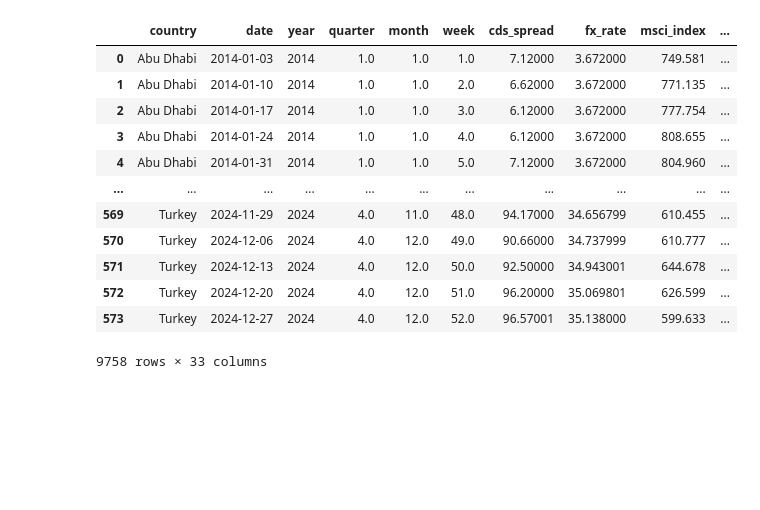
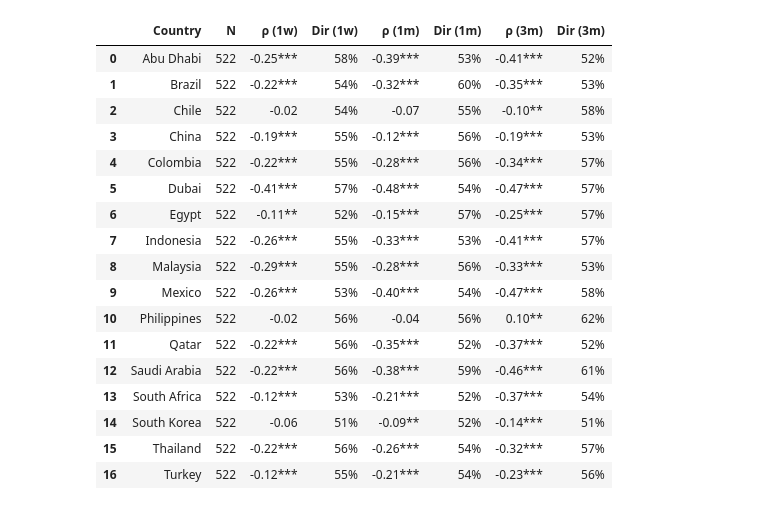
Before and after one commit to juanfp02/commodities_and_sovereigns, a Jupyter notebook: Chapter_02/CCA_M1_Adjusting_Equity.ipynb, the cells around one changed output. Drawn from its saved outputs; the diff is of its cells as text; code cells hidden in the pictures; blank space fills up the shorter version.

```diff
--- a/Chapter_02/CCA_M1_Adjusting_Equity.ipynb
+++ b/Chapter_02/CCA_M1_Adjusting_Equity.ipynb
@@ -74,6 +93,9 @@ for country, group in cca_panel_df.groupby('country'):
         )
     ]
 
+    df['Oil_revenue'] = df['oil_production_Mt_yr'] * 7.33 * df['Brent']
+
+
         # --- Barrier ---
     df['B_f'] = [
             compute_barrier_kvm(debt, rf, T)
@@ -91,13 +113,15 @@ for country, group in cca_panel_df.groupby('country'):
     df['P_oil_ref'] = df['Brent'].rolling(window=12, min_periods=12).mean()
 
     # --- Augment LCL ---
-    df['LCL_aug'] = df.apply(
-        lambda row: augment_lcl(row['LCL_usd'], row['Brent'], row['P_oil_ref'],
-                                theta, eta)[0]
-        if not np.isnan(row['P_oil_ref']) and row['P_oil_ref'] > 0
-        else row['LCL_usd'],
-        axis=1
-    )
+    #df['LCL_aug'] = df.apply(
+     #   lambda row: augment_lcl(row['LCL_usd'], row['Brent'], row['P_oil_ref'],
+     #                          theta, eta)[0]
+      #  if not np.isnan(row['P_oil_ref']) and row['P_oil_ref'] > 0
+       # else row['LCL_usd'],
+       # axis=1
+    #)
+
+    df['LCL_aug'] = df['LCL_usd'] + df['Oil_revenue']
     df['LCL_multiplier'] = df['LCL_aug'] / df['LCL_usd']
 
     ann_factor = np.sqrt(52) if freq == 'W' else np.sqrt(12)
@@ -157,16 +181,27 @@ changes = plot_changes(results)
 # %%
-results
+display, raw = correlation_table(
+    results,
+    dd_col='distance_to_distress',
+    horizons=[1, 4, 13],
+    horizon_labels=['1w', '1m', '3m'],
+)
+display
 # %% [output]
-|  | country | date | year | quarter | month | week | cds_spread | fx_rate | msci_index | ... |
-| 0 | Abu Dhabi | 2014-01-03 | 2014 | 1.0 | 1.0 | 1.0 | 7.12000 | 3.672000 | 749.581 | ... |
-| 1 | Abu Dhabi | 2014-01-10 | 2014 | 1.0 | 1.0 | 2.0 | 6.62000 | 3.672000 | 771.135 | ... |
-| 2 | Abu Dhabi | 2014-01-17 | 2014 | 1.0 | 1.0 | 3.0 | 6.12000 | 3.672000 | 777.754 | ... |
-| 3 | Abu Dhabi | 2014-01-24 | 2014 | 1.0 | 1.0 | 4.0 | 6.12000 | 3.672000 | 808.655 | ... |
-| 4 | Abu Dhabi | 2014-01-31 | 2014 | 1.0 | 1.0 | 5.0 | 7.12000 | 3.672000 | 804.960 | ... |
-| ... | ... | ... | ... | ... | ... | ... | ... | ... | ... | ... |
-| 569 | Turkey | 2024-11-29 | 2024 | 4.0 | 11.0 | 48.0 | 94.17000 | 34.656799 | 610.455 | ... |
-| 570 | Turkey | 2024-12-06 | 2024 | 4.0 | 12.0 | 49.0 | 90.66000 | 34.737999 | 610.777 | ... |
-| 571 | Turkey | 2024-12-13 | 2024 | 4.0 | 12.0 | 50.0 | 92.50000 | 34.943001 | 644.678 | ... |
-| 572 | Turkey | 2024-12-20 | 2024 | 4.0 | 12.0 | 51.0 | 96.20000 | 35.069801 | 626.599 | ... |
-| 573 | Turkey | 2024-12-27 | 2024 | 4.0 | 12.0 | 52.0 | 96.57001 | 35.138000 | 599.633 | ... |
+|  | Country | N | ρ (1w) | Dir (1w) | ρ (1m) | Dir (1m) | ρ (3m) | Dir (3m) |
+| 0 | Abu Dhabi | 522 | -0.25*** | 58% | -0.39*** | 53% | -0.41*** | 52% |
+| 1 | Brazil | 522 | -0.22*** | 54% | -0.32*** | 60% | -0.35*** | 53% |
+| 2 | Chile | 522 | -0.02 | 54% | -0.07 | 55% | -0.10** | 58% |
+| 3 | China | 522 | -0.19*** | 55% | -0.12*** | 56% | -0.19*** | 53% |
+| 4 | Colombia | 522 | -0.22*** | 55% | -0.28*** | 56% | -0.34*** | 57% |
+| 5 | Dubai | 522 | -0.41*** | 57% | -0.48*** | 54% | -0.47*** | 57% |
+| 6 | Egypt | 522 | -0.11** | 52% | -0.15*** | 57% | -0.25*** | 57% |
+| 7 | Indonesia | 522 | -0.26*** | 55% | -0.33*** | 53% | -0.41*** | 57% |
+| 8 | Malaysia | 522 | -0.29*** | 55% | -0.28*** | 56% | -0.33*** | 53% |
+| 9 | Mexico | 522 | -0.26*** | 53% | -0.40*** | 54% | -0.47*** | 58% |
+| 10 | Philippines | 522 | -0.02 | 56% | -0.04 | 56% | 0.10** | 62% |
+| 11 | Qatar | 522 | -0.22*** | 56% | -0.35*** | 52% | -0.37*** | 52% |
+| 12 | Saudi Arabia | 522 | -0.22*** | 56% | -0.38*** | 59% | -0.46*** | 61% |
+| 13 | South Africa | 522 | -0.12*** | 53% | -0.21*** | 52% | -0.37*** | 54% |
+| 14 | South Korea | 522 | -0.06 | 51% | -0.09** | 52% | -0.14*** | 51% |
+| 15 | Thailand | 522 | -0.22*** | 56% | -0.26*** | 54% | -0.32*** | 57% |
+| 16 | Turkey | 522 | -0.12*** | 55% | -0.21*** | 54% | -0.23*** | 56% |
-9758 rows × 33 columns
```
Also changed, not shown: parts of 5 cells of this notebook, 5 other files.
